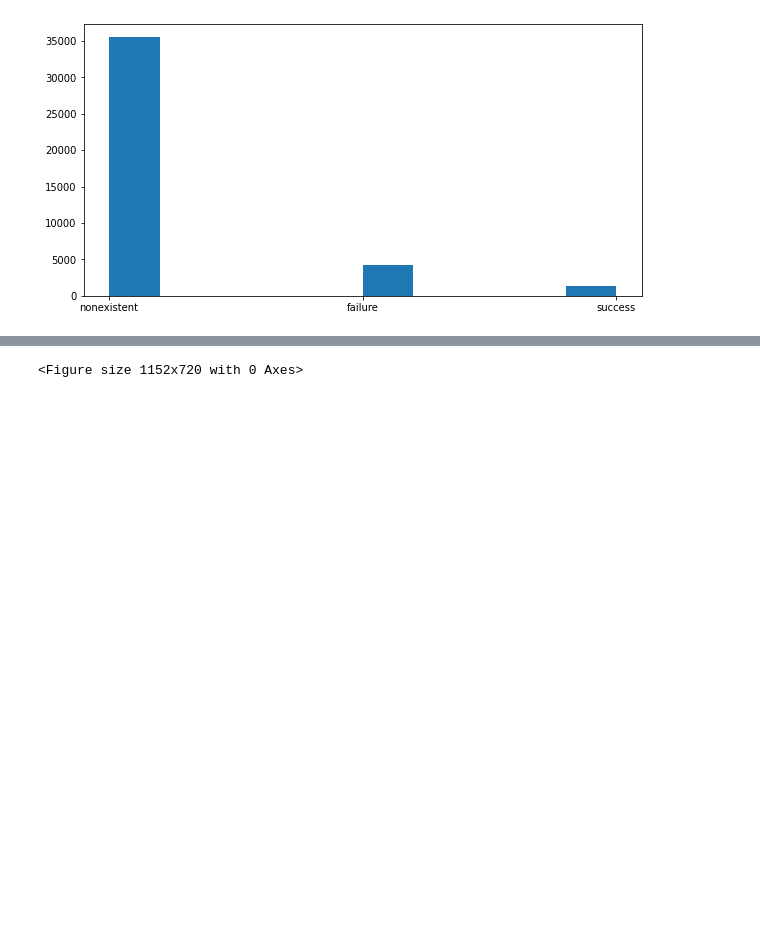
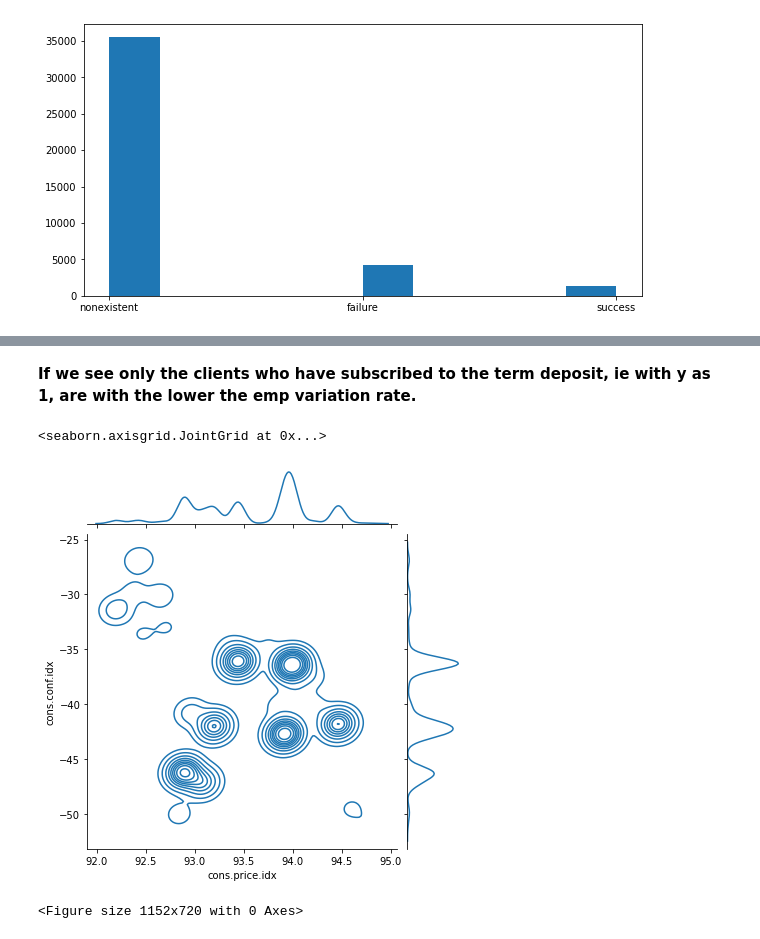
Before and after one commit to iramjaved/OptusUBuildingAI, a Jupyter notebook: BankTestFull.ipynb, the cells around one changed output, grey strips where cells are left out. Saved outputs shown, nothing was run; the diff lists cells and outputs as text; code cells hidden in the pictures; blank space fills up the shorter version.

```diff
--- a/BankTestFull.ipynb
+++ b/BankTestFull.ipynb
@@ -252 +301,8 @@ Draw correlation matrix for the columns to check how individual columns correlat
+# %% [markdown]
+**If we see only the clients who have subscribed to the term deposit, ie with y as 1, are with the lower the emp variation rate.**
+# %%
+sns.jointplot(x=df['cons.price.idx'], y=df["cons.conf.idx"], kind='kde')
+# %% [output]
+<seaborn.axisgrid.JointGrid at 0x...>
+[figure, added]
 # %%
```
Also changed, not shown: parts of 68 cells of this notebook.
